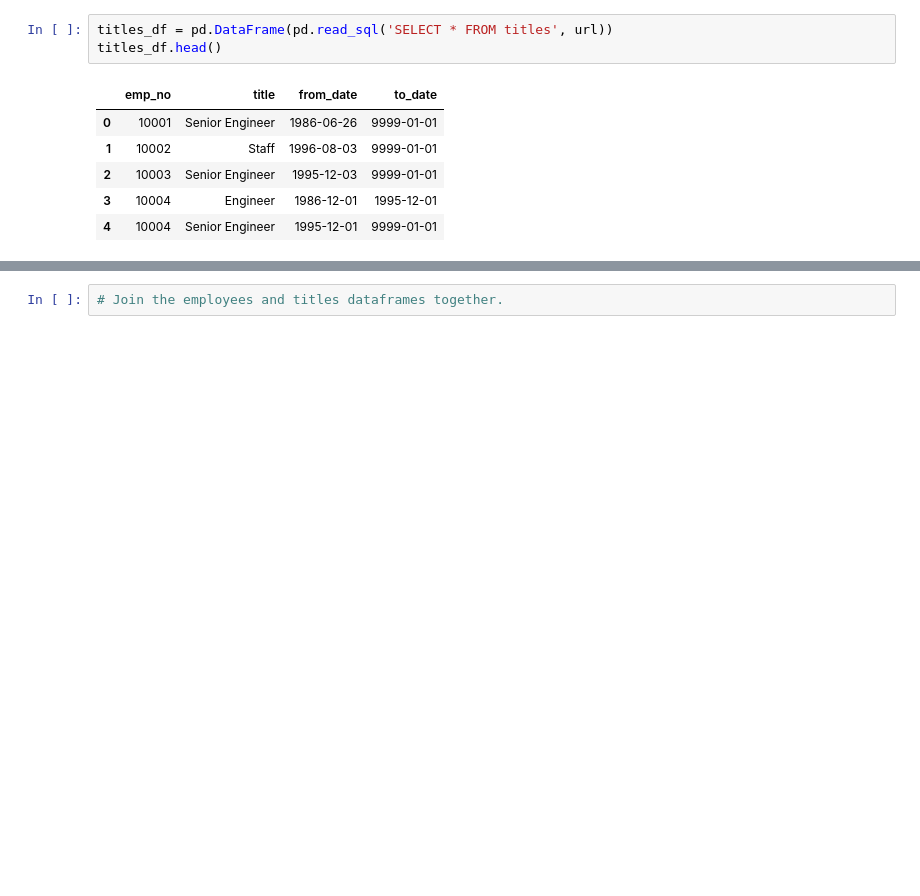
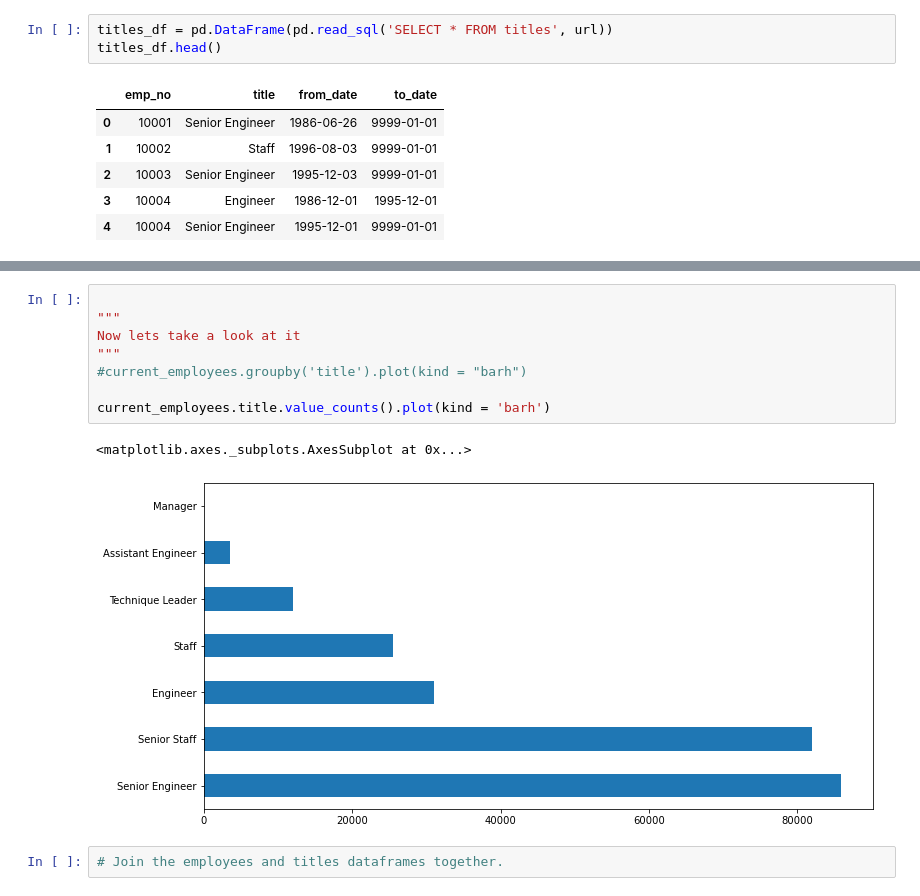
Before and after one commit to CSolitaire/numpy-pandas-visualization-exercises, a Jupyter notebook: advanced_dataframes.ipynb, the cells around one changed output, grey strips where cells are left out. Drawn from its saved outputs; the diff is of its cells as text; blank space fills up the shorter version.

```diff
--- a/advanced_dataframes.ipynb
+++ b/advanced_dataframes.ipynb
@@ -212,3 +235,14 @@ dtype: object
+# %%
+
+"""
+Now lets take a look at it
+"""
+#current_employees.groupby('title').plot(kind = "barh")
+
+current_employees.title.value_counts().plot(kind = 'barh')
+# %% [output]
+<matplotlib.axes._subplots.AxesSubplot at 0x...>
+[figure, added]
 # %%
 # Join the employees and titles dataframes together.
 # %%
```
Also changed, not shown: parts of 6 cells of this notebook.
